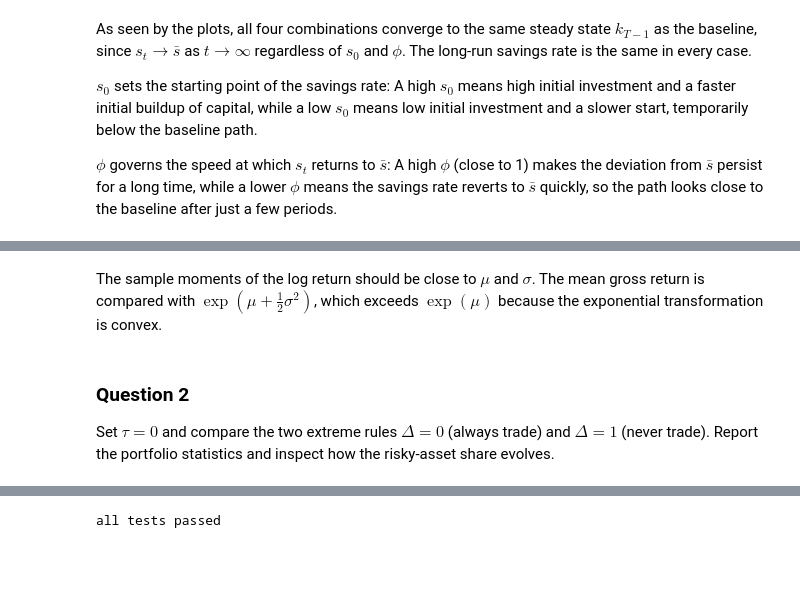
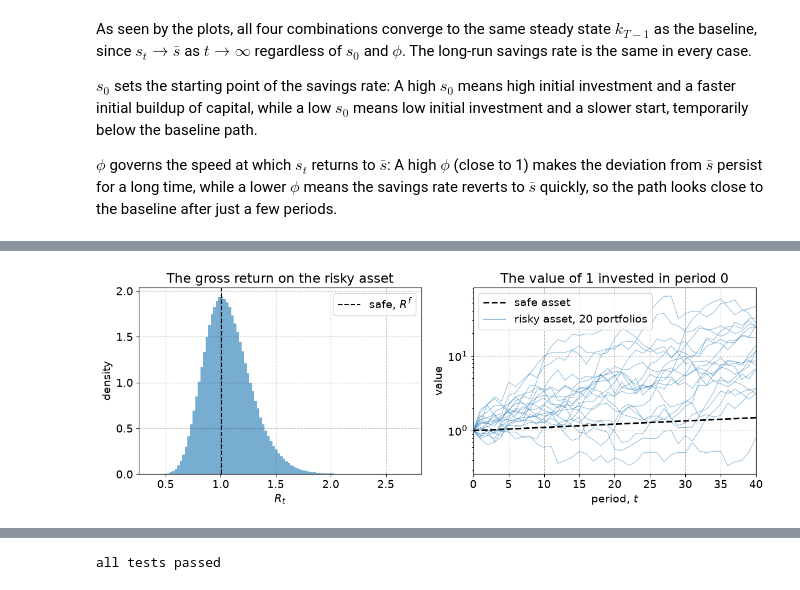
Before and after one commit to NumEconCopenhagen/projects-2025-jvb, a Jupyter notebook: 03_examproject/Examproject.ipynb, the cells around one changed output, grey strips where cells are left out. Drawn from its saved outputs; the diff is of its cells as text; code cells hidden in the pictures; blank space fills up the shorter version.

```diff
--- a/03_examproject/Examproject.ipynb
+++ b/03_examproject/Examproject.ipynb
@@ -206,6 +199,43 @@ share of draws with R < exp(r) = 0.4208
-# %% [markdown]
-The sample moments of the log return should be close to $\mu$ and $\sigma$. The mean gross return is compared with $\exp(\mu + \tfrac{1}{2}\sigma^2)$, which exceeds $\exp(\mu)$ because the exponential transformation is convex.
-# %% [markdown]
-### Question 2
-
-Set $\tau=0$ and compare the two extreme rules $\Delta=0$ (always trade) and $\Delta=1$ (never trade). Report the portfolio statistics and inspect how the risky-asset share evolves.
+# %%
+def plot_returns(model,R,n_show=20):
+
+    par = model.par
+
+    # a. the value of 1 invested in period 0, one period at a time
+    V_risky = np.ones((n_show,par.T+1))
+    for t in range(par.T):
+        V_risky[:,t+1] = V_risky[:,t]*R[:n_show,t]
+
+    V_safe = np.ones(par.T+1)
+    for t in range(par.T):
+        V_safe[t+1] = V_safe[t]*np.exp(par.r)
+
+    fig = plt.figure(figsize=(12,4.5))
+
+    # b. the distribution of the gross return
+    ax = fig.add_subplot(1,2,1)
+    ax.hist(R.reshape(par.N*par.T),bins=100,density=True,color=colors[0],alpha=0.60)
+    ax.axvline(np.exp(par.r),ls='--',lw=1.5,color='black',label='safe, $R^f$')
+    ax.set_title('The gross return on the risky asset')
+    ax.set_xlabel('$R_t$')
+    ax.set_ylabel('density')
+    ax.legend()
+
+    # c. the value of 1 invested in period 0
+    ax = fig.add_subplot(1,2,2)
+    ax.plot(V_risky.T,lw=0.8,color=colors[0],alpha=0.50)
+    ax.plot(V_safe,ls='--',lw=2,color='black',label='safe asset')
+    ax.plot([],[],lw=0.8,color=colors[0],label=f'risky asset, {n_show} portfolios')
+    ax.set_yscale('log')
+    ax.set_title('The value of 1 invested in period 0')
+    ax.set_xlabel('period, $t$')
+    ax.set_ylabel('value')
+    ax.set_xlim(0,par.T)
+    ax.legend()
+
+    fig.tight_layout()
+    plt.show()
+
+plot_returns(model,R)
+# %% [output]
+[figure, added]
```
Also changed, not shown: parts of 12 cells of this notebook.
